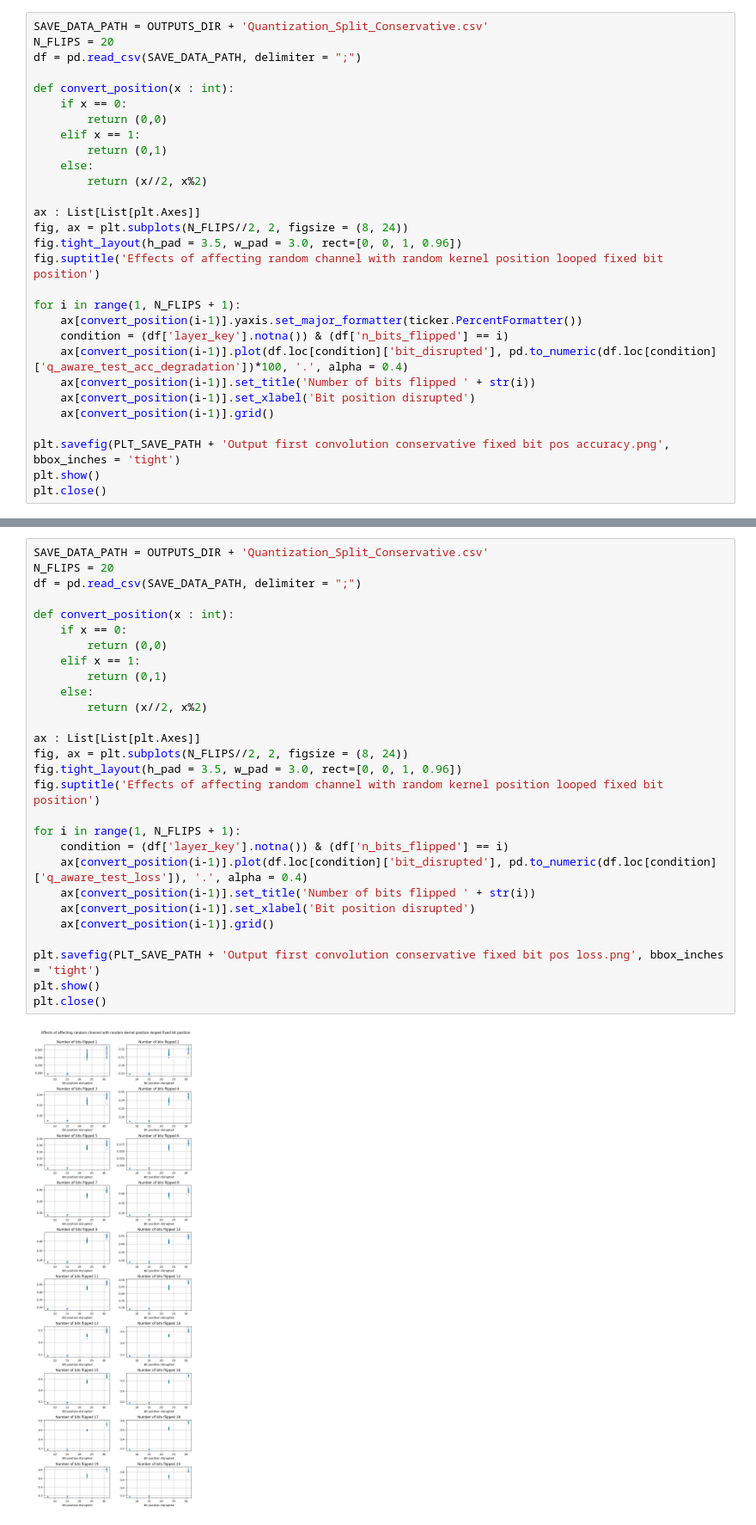
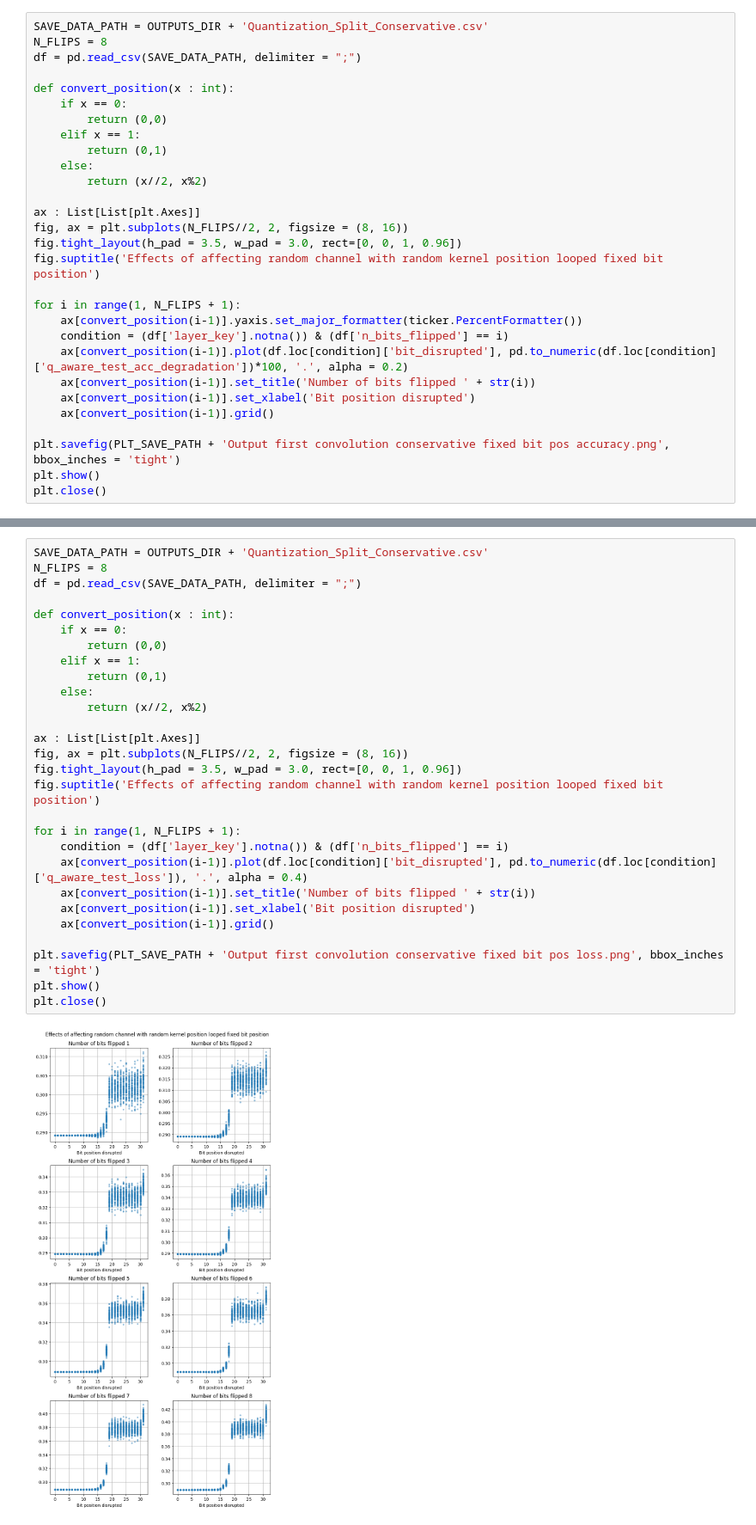
Before and after one commit to Rossbert/Master-Project-Quantization, a Jupyter notebook: Test_Quantization_Plot_Split.ipynb, the cells around one changed output, grey strips where cells are left out. Shown: that part at 86% size. Cells and saved outputs as stored; diff of their text form.

```diff
--- a/Test_Quantization_Plot_Split.ipynb
+++ b/Test_Quantization_Plot_Split.ipynb
@@ -52,7 +52,7 @@ plt.close()
 [figure]
 # %%
 SAVE_DATA_PATH = OUTPUTS_DIR + 'Quantization_Split_Conservative.csv'
-N_FLIPS = 20
+N_FLIPS = 8
 df = pd.read_csv(SAVE_DATA_PATH, delimiter = ";")
 
 def convert_position(x : int):
@@ -64,14 +64,14 @@ def convert_position(x : int):
         return (x//2, x%2)
 
 ax : List[List[plt.Axes]]
-fig, ax = plt.subplots(N_FLIPS//2, 2, figsize = (8, 24))
+fig, ax = plt.subplots(N_FLIPS//2, 2, figsize = (8, 16))
 fig.tight_layout(h_pad = 3.5, w_pad = 3.0, rect=[0, 0, 1, 0.96])
 fig.suptitle('Effects of affecting random channel with random kernel position looped fixed bit position')
 
 for i in range(1, N_FLIPS + 1):
     ax[convert_position(i-1)].yaxis.set_major_formatter(ticker.PercentFormatter())
     condition = (df['layer_key'].notna()) & (df['n_bits_flipped'] == i)
-    ax[convert_position(i-1)].plot(df.loc[condition]['bit_disrupted'], pd.to_numeric(df.loc[condition]['q_aware_test_acc_degradation'])*100, '.', alpha = 0.4)
+    ax[convert_position(i-1)].plot(df.loc[condition]['bit_disrupted'], pd.to_numeric(df.loc[condition]['q_aware_test_acc_degradation'])*100, '.', alpha = 0.2)
     ax[convert_position(i-1)].set_title('Number of bits flipped ' + str(i))
     ax[convert_position(i-1)].set_xlabel('Bit position disrupted')
     ax[convert_position(i-1)].grid()
@@ -84,33 +84,33 @@ plt.close()
 # %%
 SAVE_DATA_PATH = OUTPUTS_DIR + 'Quantization_Split_Conservative.csv'
-N_FLIPS = 20
+N_FLIPS = 8
 df = pd.read_csv(SAVE_DATA_PATH, delimiter = ";")
 
 def convert_position(x : int):
     if x == 0:
         return (0,0)
     elif x == 1:
         return (0,1)
     else:
         return (x//2, x%2)
 
 ax : List[List[plt.Axes]]
-fig, ax = plt.subplots(N_FLIPS//2, 2, figsize = (8, 24))
+fig, ax = plt.subplots(N_FLIPS//2, 2, figsize = (8, 16))
 fig.tight_layout(h_pad = 3.5, w_pad = 3.0, rect=[0, 0, 1, 0.96])
 fig.suptitle('Effects of affecting random channel with random kernel position looped fixed bit position')
 
 for i in range(1, N_FLIPS + 1):
     condition = (df['layer_key'].notna()) & (df['n_bits_flipped'] == i)
     ax[convert_position(i-1)].plot(df.loc[condition]['bit_disrupted'], pd.to_numeric(df.loc[condition]['q_aware_test_loss']), '.', alpha = 0.4)
     ax[convert_position(i-1)].set_title('Number of bits flipped ' + str(i))
     ax[convert_position(i-1)].set_xlabel('Bit position disrupted')
     ax[convert_position(i-1)].grid()
 
 plt.savefig(PLT_SAVE_PATH + 'Output first convolution conservative fixed bit pos loss.png', bbox_inches = 'tight')
 plt.show()
 plt.close()
 # %% [output]
-[figure, old version]
+[figure, new version]
 # %%
 SAVE_DATA_PATH = OUTPUTS_DIR + 'Quantization_Split_Random.csv'
 df = pd.read_csv(SAVE_DATA_PATH, delimiter = ";")
```
Also changed, not shown: parts of 2 cells of this notebook, 9 other files.
